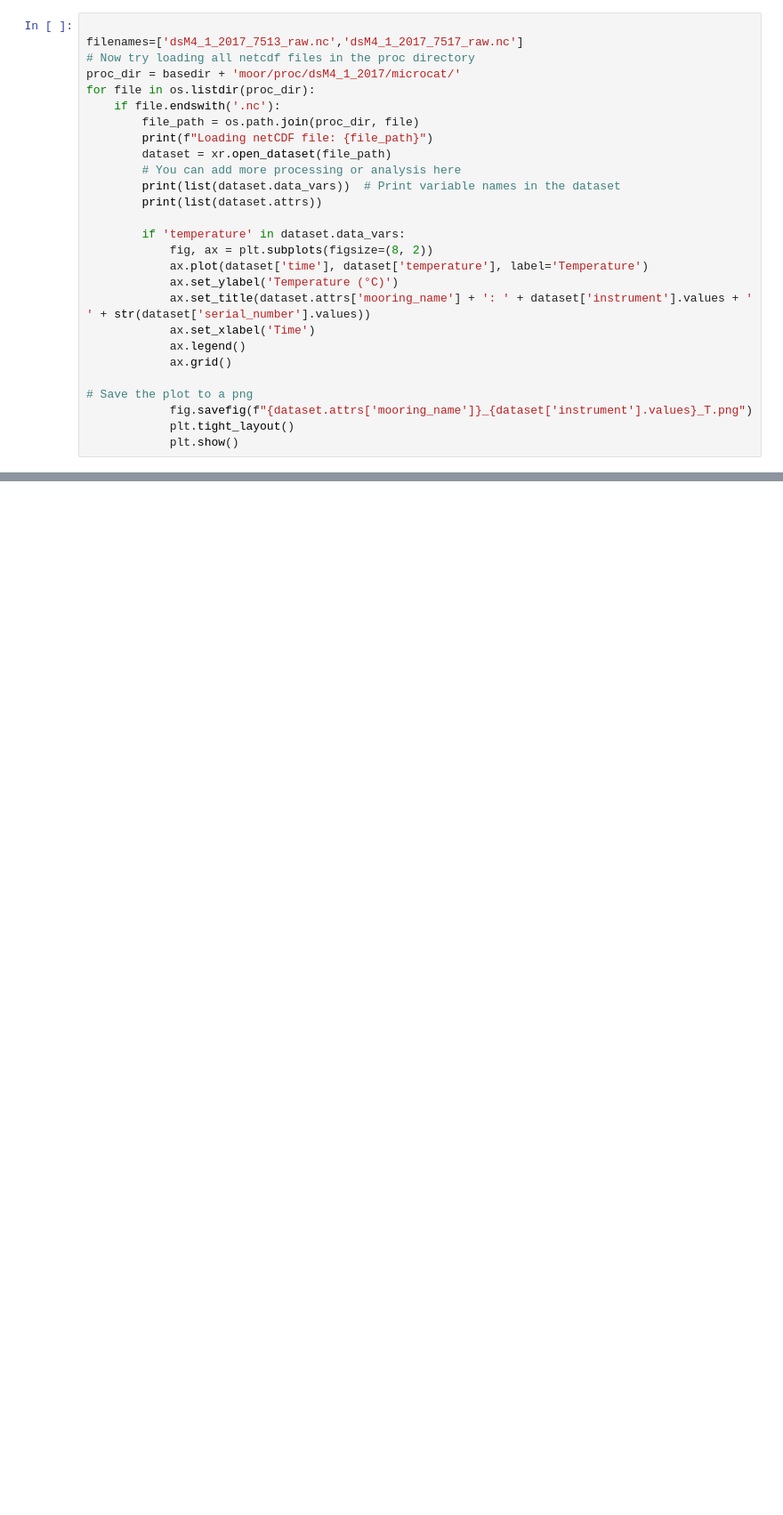
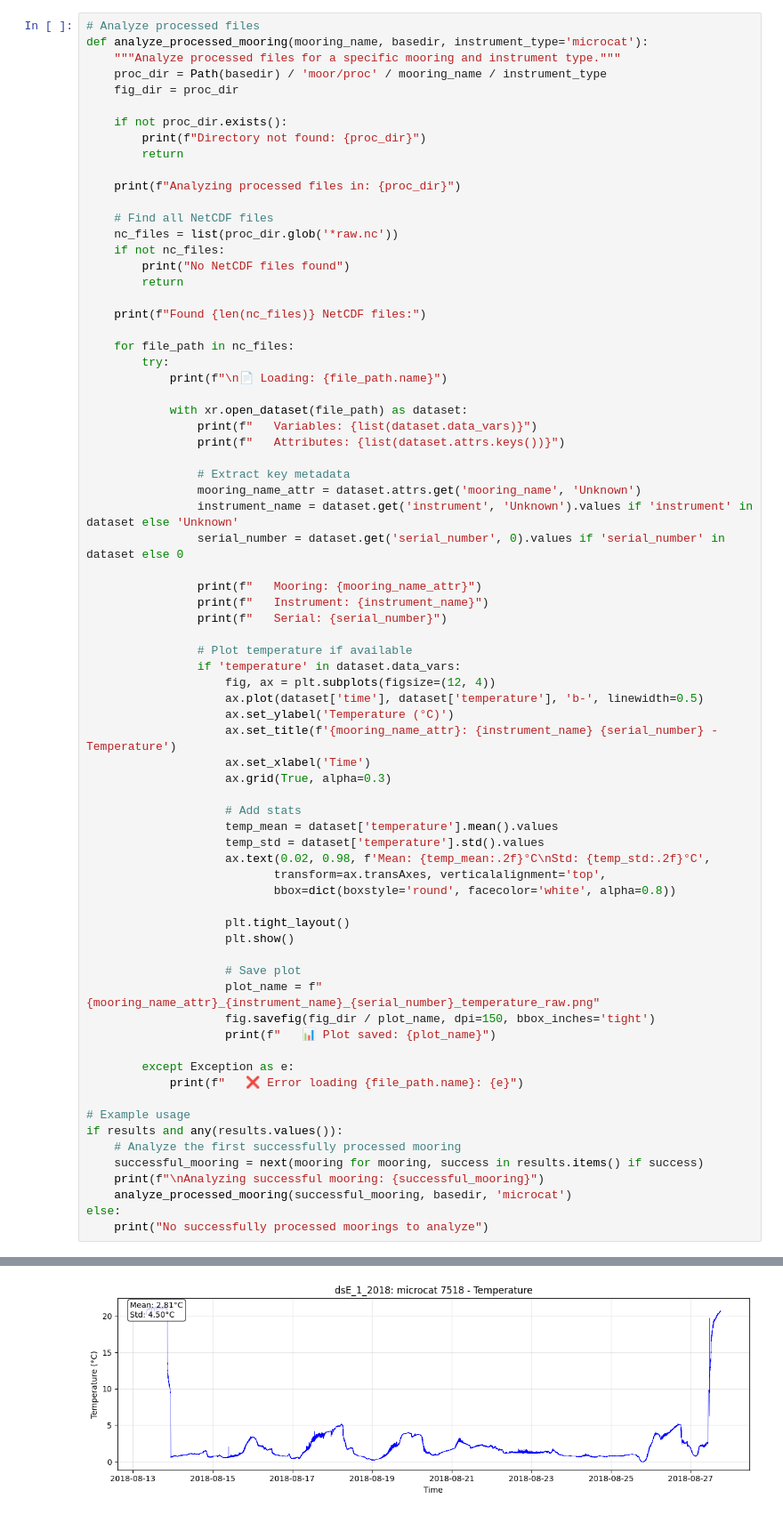
Before and after one commit to ocean-uhh/oceanarray, a Jupyter notebook: notebooks/demo_stage1.ipynb, the cells around one changed output, grey strips where cells are left out. Shown: that part at 89% size. Cells and saved outputs as stored; diff of their text form; blank space fills up the shorter version.

```diff
--- a/notebooks/demo_stage1.ipynb
+++ b/notebooks/demo_stage1.ipynb
@@ -254,27 +296,74 @@ ds2
 # %%
+# Analyze processed files
+def analyze_processed_mooring(mooring_name, basedir, instrument_type='microcat'):
+    """Analyze processed files for a specific mooring and instrument type."""
+    proc_dir = Path(basedir) / 'moor/proc' / mooring_name / instrument_type
+    fig_dir = proc_dir
 
-filenames=['dsM4_1_2017_7513_raw.nc','dsM4_1_2017_7517_raw.nc']
-# Now try loading all netcdf files in the proc directory
-proc_dir = basedir + 'moor/proc/dsM4_1_2017/microcat/'
-for file in os.listdir(proc_dir):
-    if file.endswith('.nc'):
-        file_path = os.path.join(proc_dir, file)
-        print(f"Loading netCDF file: {file_path}")
-        dataset = xr.open_dataset(file_path)
-        # You can add more processing or analysis here
-        print(list(dataset.data_vars))  # Print variable names in the dataset
-        print(list(dataset.attrs))
+    if not proc_dir.exists():
+        print(f"Directory not found: {proc_dir}")
+        return
 
-        if 'temperature' in dataset.data_vars:
-            fig, ax = plt.subplots(figsize=(8, 2))
-            ax.plot(dataset['time'], dataset['temperature'], label='Temperature')
-            ax.set_ylabel('Temperature (°C)')
-            ax.set_title(dataset.attrs['mooring_name'] + ': ' + dataset['instrument'].values + ' ' + str(dataset['serial_number'].values))
-            ax.set_xlabel('Time')
-            ax.legend()
-            ax.grid()
+    print(f"Analyzing processed files in: {proc_dir}")
 
-# Save the plot to a png
-            fig.savefig(f"{dataset.attrs['mooring_name']}_{dataset['instrument'].values}_T.png")
-            plt.tight_layout()
-            plt.show()
+    # Find all NetCDF files
+    nc_files = list(proc_dir.glob('*raw.nc'))
+    if not nc_files:
+        print("No NetCDF files found")
+        return
+
+    print(f"Found {len(nc_files)} NetCDF files:")
+
+    for file_path in nc_files:
+        try:
+            print(f"\n📄 Loading: {file_path.name}")
+
+            with xr.open_dataset(file_path) as dataset:
+                print(f"   Variables: {list(dataset.data_vars)}")
+                print(f"   Attributes: {list(dataset.attrs.keys())}")
+
+                # Extract key metadata
+                mooring_name_attr = dataset.attrs.get('mooring_name', 'Unknown')
+                instrument_name = dataset.get('instrument', 'Unknown').values if 'instrument' in dataset else 'Unknown'
+                serial_number = dataset.get('serial_number', 0).values if 'serial_number' in dataset else 0
+
+                print(f"   Mooring: {mooring_name_attr}")
+                print(f"   Instrument: {instrument_name}")
+                print(f"   Serial: {serial_number}")
+
+                # Plot temperature if available
+                if 'temperature' in dataset.data_vars:
+                    fig, ax = plt.subplots(figsize=(12, 4))
+                    ax.plot(dataset['time'], dataset['temperature'], 'b-', linewidth=0.5)
+                    ax.set_ylabel('Temperature (°C)')
+                    ax.set_title(f'{mooring_name_attr}: {instrument_name} {serial_number} - Temperature')
+                    ax.set_xlabel('Time')
+                    ax.grid(True, alpha=0.3)
+
+                    # Add stats
+                    temp_mean = dataset['temperature'].mean().values
+                    temp_std = dataset['temperature'].std().values
+                    ax.text(0.02, 0.98, f'Mean: {temp_mean:.2f}°C\nStd: {temp_std:.2f}°C',
+                           transform=ax.transAxes, verticalalignment='top',
+                           bbox=dict(boxstyle='round', facecolor='white', alpha=0.8))
+
+                    plt.tight_layout()
+                    plt.show()
+
+                    # Save plot
+                    plot_name = f"{mooring_name_attr}_{instrument_name}_{serial_number}_temperature_raw.png"
+                    fig.savefig(fig_dir / plot_name, dpi=150, bbox_inches='tight')
+                    print(f"   📊 Plot saved: {plot_name}")
+
+        except Exception as e:
+            print(f"   ❌ Error loading {file_path.name}: {e}")
+
+# Example usage
+if results and any(results.values()):
+    # Analyze the first successfully processed mooring
+    successful_mooring = next(mooring for mooring, success in results.items() if success)
+    print(f"\nAnalyzing successful mooring: {successful_mooring}")
+    analyze_processed_mooring(successful_mooring, basedir, 'microcat')
+else:
+    print("No successfully processed moorings to analyze")
+# %% [output]
@@ -280,0 +380 @@ for file in os.listdir(proc_dir):
+[figure, added]
```
Also changed, not shown: parts of 17 cells of this notebook, 5 other files.
